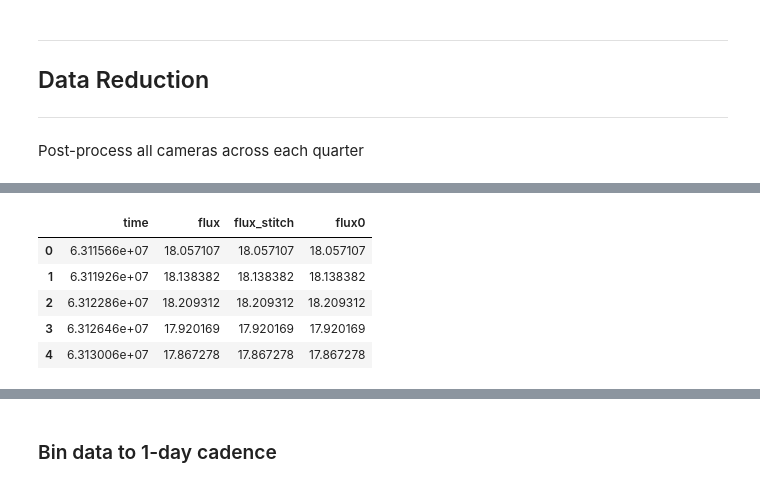
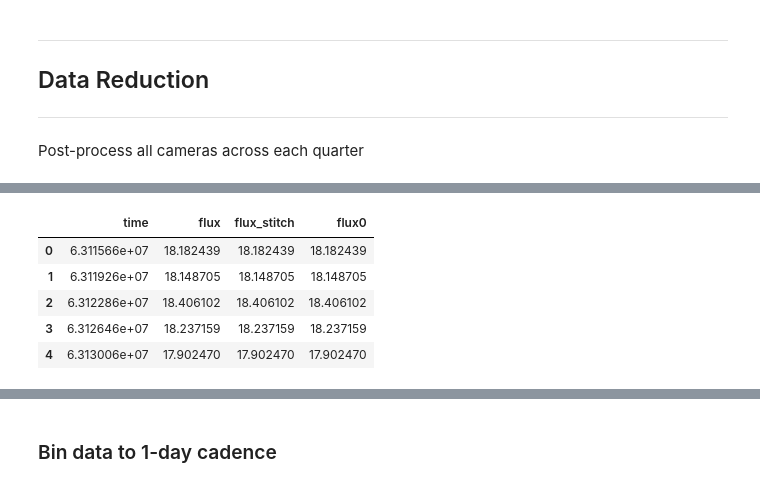
Before and after one commit to ivs-kuleuven/platosim3, a Jupyter notebook: docs/technical/PaperSMBHB/3_PostProcessing.ipynb, the cells around one changed output, grey strips where cells are left out. Saved outputs shown, nothing was run; the diff lists cells and outputs as text; code cells hidden in the pictures.

```diff
--- a/docs/technical/PaperSMBHB/3_PostProcessing.ipynb
+++ b/docs/technical/PaperSMBHB/3_PostProcessing.ipynb
@@ -54,12 +54,12 @@ rdir = odir / 'reduced'
 ---
 # %%
 # Directory to store and load simulations
-filename = 'spikey_tau10_sigma40'
+filename = 'spikey_fiducial'
 odir = sdir / filename
 
 # Load variable source file and add flux column [ppt]
-# varfile = vdir / 'varsource_spikey_fiducial.txt'
-varfile = vdir / f'varsource_{filename}.txt'
+varfile = vdir / 'varsource_spikey_fiducial.txt'
+# varfile = vdir / f'varsource_{filename}.txt'
 dv = pd.read_csv(varfile, sep=' ', names=['time', 'dmag'])
 dv['flux'] = (10**(-dv.dmag/2.5) - 1) * 1e3
 dv['time'] /= 86400
@@ -73,5 +73,6 @@ len(files)
 384
 # %%
 # Save simulation table
-lcs.stat_sim_table(rdir / f'table_{filename}.ftr', clean=True, verbose=True)
+dt = lcs.stat_sim_table(rdir / f'table_{filename}.ftr', clean=True, verbose=True)
+dt.sort_values(by)
 # %% [output]
@@ -106,10 +108,11 @@ Post-process all cameras across each quarter
 lcs = LightCurve(odir, mode="multi")
 binsize = 3600
 # quarter0, quarter1 = 1, 16
-quarter0, quarter1 = 9, 24
+quarter0, quarter1 = 9, 16 # [16, 24]
 # %%
 # Loop over each quarter, group, and camera
 mask_updates = [0]
+SPR = []
 dq = pd.DataFrame()
 for Q in tqdm(range(quarter0, quarter1+1), bar_format=ut.tqdmBar()):
     dg = pd.DataFrame()
@@ -133,6 +136,7 @@ for Q in tqdm(range(quarter0, quarter1+1), bar_format=ut.tqdmBar()):
     #---------------------
     # QUARTER LIGHT CURVE:
     #---------------------
+    SPR.append(dt[dt.quarter == Q].SPR.mean())
     # Average data points of same timings
     dx = dg.groupby('time').mean().reset_index()
     # Bin data
@@ -147,16 +155,16 @@ df = dq.copy()
 # %%
 # Stitch the light curve
 lc = LightCurve(df, mode="multi")
-df = lc.stitch(method='lowess', segment=5, mask_updates=mask_updates, plot=True)
-df.head()
+df0 = lc.stitch(method='lowess', segment=10, mask_updates=mask_updates, plot=True)
+df0.head()
 # %% [output]
 [interactive output not drawn]
 [interactive output not drawn]
 |  | time | flux | flux_stitch | flux0 |
-| 0 | 6.311566e+07 | 18.057107 | 18.057107 | 18.057107 |
-| 1 | 6.311926e+07 | 18.138382 | 18.138382 | 18.138382 |
-| 2 | 6.312286e+07 | 18.209312 | 18.209312 | 18.209312 |
-| 3 | 6.312646e+07 | 17.920169 | 17.920169 | 17.920169 |
-| 4 | 6.313006e+07 | 17.867278 | 17.867278 | 17.867278 |
+| 0 | 6.311566e+07 | 18.182439 | 18.182439 | 18.182439 |
+| 1 | 6.311926e+07 | 18.148705 | 18.148705 | 18.148705 |
+| 2 | 6.312286e+07 | 18.406102 | 18.406102 | 18.406102 |
+| 3 | 6.312646e+07 | 18.237159 | 18.237159 | 18.237159 |
+| 4 | 6.313006e+07 | 17.902470 | 17.902470 | 17.902470 |
 # %%
 # Perform detrending
```
Also changed, not shown: parts of 4 cells of this notebook, 9 other files.
